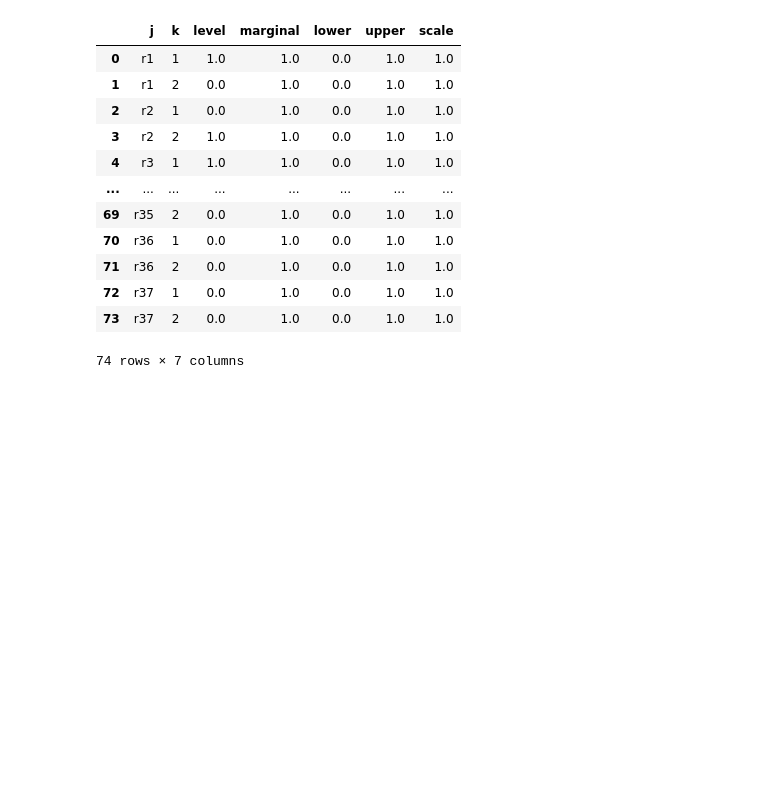
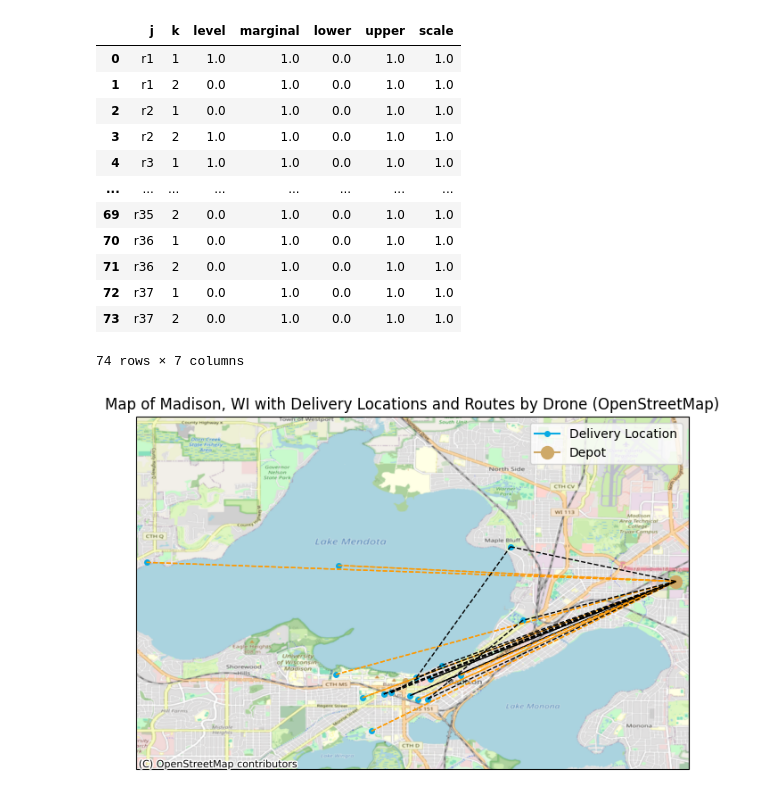
Before and after one commit to nandinijagtiani/DroneOptimization, a Jupyter notebook: Project/Optimize/amazon1.ipynb, the cells around one changed output. Saved outputs shown, nothing was run; the diff lists cells and outputs as text; code cells hidden in the pictures; blank space fills up the shorter version.

Commit message:
Started Report

```diff
--- a/Project/Optimize/amazon1.ipynb
+++ b/Project/Optimize/amazon1.ipynb
@@ -741,7 +607,7 @@ for coord in delivery_coords:
         longitude,
         latitude,
         marker="o",
-        color="blue",
+        color="#08AAE3",
         markersize=4,
         transform=ccrs.PlateCarree(),
         label="Delivery Location" if coord == delivery_coords[0] else "",
@@ -755,16 +621,16 @@ for coord in charge_coords:
         longitude,
         latitude,
         marker="o",
-        color="red",
+        color="#CEA968",
         markersize=4 if coord == charge_coords[0] else 10,
         transform=ccrs.PlateCarree(),
-        label="Charging Location" if coord == charge_coords[0] else "Depot",
+        label="Depot" if coord == charge_coords[1] else None,
     )
 
 depot_lat, depot_lon = charge_coords[1]  # Assuming the second charge location is the Depot
 
 # Define colors for drones
-drone_colors = {"1": "orange", "2": "purple"}
+drone_colors = {"1": "#FF9900", "2": "#000000"}
 
 # Iterate over selected routes and plot
 # Iterate over selected routes
@@ -776,55 +642,59 @@ for route, drone in selected_routes:
         if assigned_route == route  # Match directly using the route
     ]
 
-    # Process customers and plot if the route is not empty
+    # Reverse the mapping for easier lookup
+    int_to_location = {v: k for k, v in location_to_int.items()}
+
     if customers_in_route:
-        previous_customer_coords = (depot_lat, depot_lon)  # Start at Depot
+        previous_customer_coords = locations["DWI 4"][:2]  # Start at DWI 4 (Depot)
         for customer_index in customers_in_route:
 
             # Validate customer_index
-            try:
-                customer_index = int(customer_index)
-            except ValueError:
-                print(f"Invalid customer index format: {customer_index}")
-                continue  # Skip non-numeric indices
+            if int(customer_index) not in int_to_location:
+                print(f"Invalid customer_index: {customer_index}")
+                continue
 
-            if 1 <= customer_index <= len(delivery_coords):  # Ensure index is within valid range
-                customer_lat, customer_lon = delivery_coords[customer_index - 1]
-            else:
-                print(f"Customer index out of range: {customer_index}")
-                continue  # Skip invalid indices
+            # Get the location name and coordinates
+            location_name = int_to_location[int(customer_index)]
+            customer_coords = locations.get(location_name)
+            if not customer_coords:
+                print(f"Coordinates not found for location: {location_name}")
+                continue  # Skip if location not found
+
+            customer_lat, customer_lon = customer_coords[:2]
 
             # Plot line from previous location to current customer
             ax.plot(
                 [previous_customer_coords[1], customer_lon],
                 [previous_customer_coords[0], customer_lat],
                 color=drone_colors[drone],
                 linestyle="--",
                 linewidth=1,
                 transform=ccrs.PlateCarree(),
-                # label=f"Drone {drone} Route" if previous_customer_coords == (depot_lat, depot_lon) else "",
             )
 
             # Update the previous location
             previous_customer_coords = (customer_lat, customer_lon)
 
         # Return to Depot after last delivery
+        depot_coords = locations["DWI 4"][:2]
         ax.plot(
-            [previous_customer_coords[1], depot_lon],
-            [previous_customer_coords[0], depot_lat],
+            [previous_customer_coords[1], depot_coords[1]],
+            [previous_customer_coords[0], depot_coords[0]],
             color=drone_colors[drone],
             linestyle="--",
             linewidth=1,
             transform=ccrs.PlateCarree(),
         )
-
 
 
 # Add the legend
 plt.legend()
 
 # Add a title
 plt.title("Map of Madison, WI with Delivery Locations and Routes by Drone (OpenStreetMap)")
 
 # Show the map
 plt.show()
+# %% [output]
+[figure, added]
```
Also changed, not shown: parts of 3 cells of this notebook, 1 other file.
